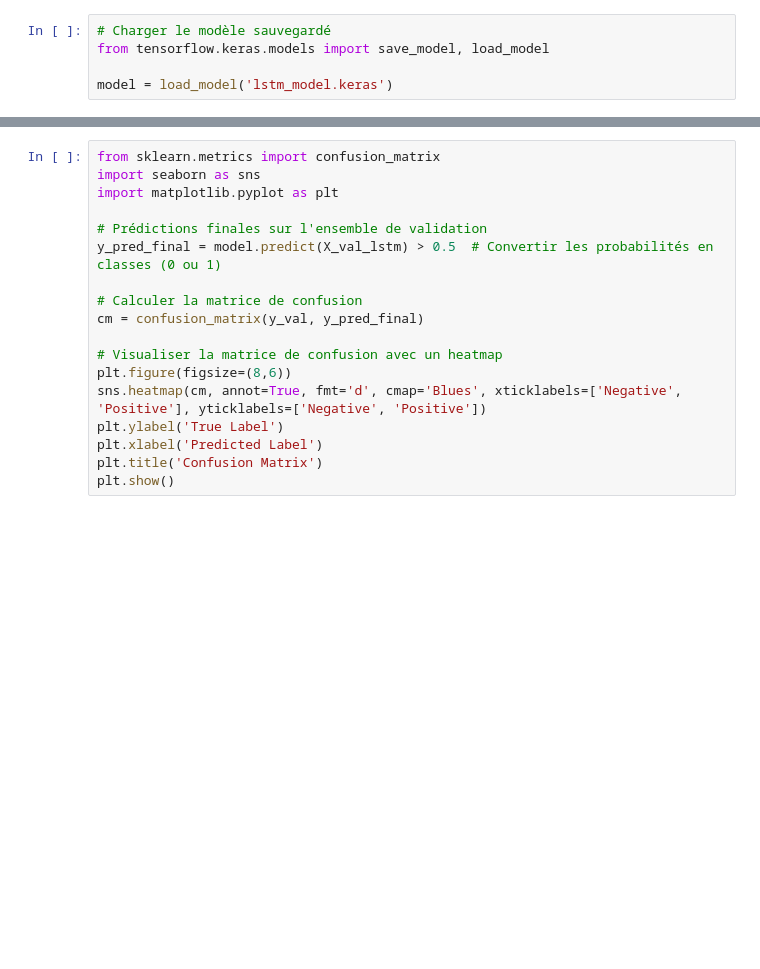
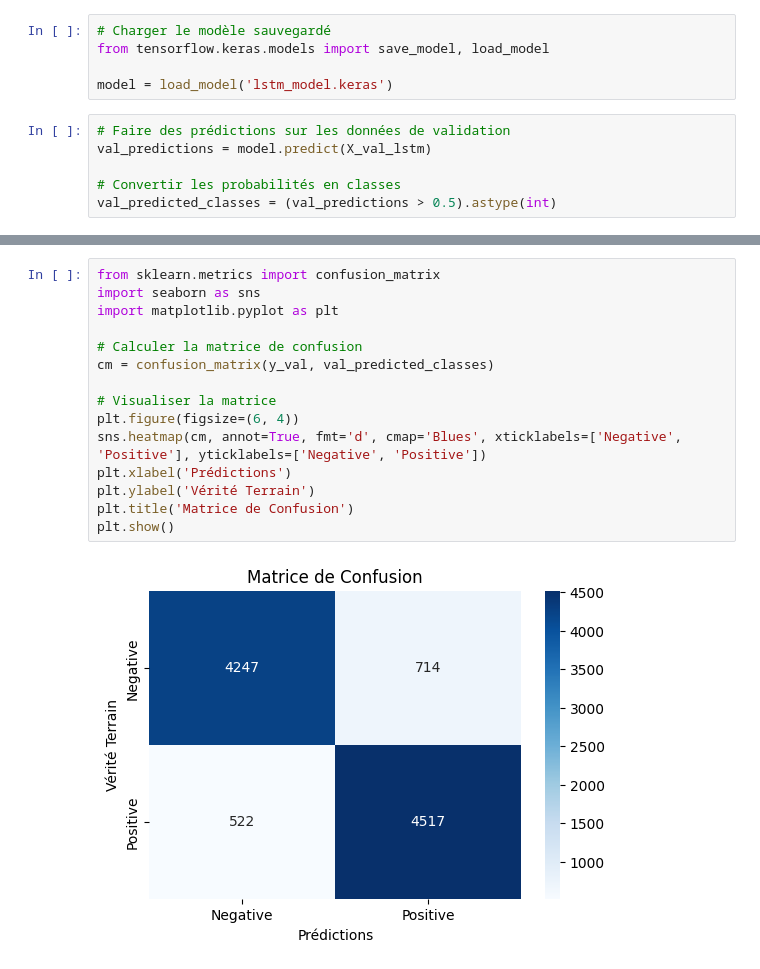
Before and after one commit to Minh-Do02/IMDB-Movies-Review, a Jupyter notebook: IMDB_review.ipynb, the cells around one changed output, grey strips where cells are left out. Cells and saved outputs as stored; diff of their text form; blank space fills up the shorter version.

```diff
--- a/IMDB_review.ipynb
+++ b/IMDB_review.ipynb
@@ -358,3 +358,9 @@ model.save("lstm_model.keras")
 from tensorflow.keras.models import save_model, load_model
 
 model = load_model('lstm_model.keras')
+# %%
+# Faire des prédictions sur les données de validation
+val_predictions = model.predict(X_val_lstm)
+
+# Convertir les probabilités en classes
+val_predicted_classes = (val_predictions > 0.5).astype(int)
@@ -361,18 +383,17 @@ model = load_model('lstm_model.keras')
 # %%
 from sklearn.metrics import confusion_matrix
 import seaborn as sns
 import matplotlib.pyplot as plt
 
-# Prédictions finales sur l'ensemble de validation
-y_pred_final = model.predict(X_val_lstm) > 0.5  # Convertir les probabilités en classes (0 ou 1)
+# Calculer la matrice de confusion
+cm = confusion_matrix(y_val, val_predicted_classes)
 
-# Calculer la matrice de confusion
-cm = confusion_matrix(y_val, y_pred_final)
-
-# Visualiser la matrice de confusion avec un heatmap
-plt.figure(figsize=(8,6))
+# Visualiser la matrice
+plt.figure(figsize=(6, 4))
 sns.heatmap(cm, annot=True, fmt='d', cmap='Blues', xticklabels=['Negative', 'Positive'], yticklabels=['Negative', 'Positive'])
-plt.ylabel('True Label')
-plt.xlabel('Predicted Label')
-plt.title('Confusion Matrix')
+plt.xlabel('Prédictions')
+plt.ylabel('Vérité Terrain')
+plt.title('Matrice de Confusion')
 plt.show()
+# %% [output]
+[figure, added]
```
Also changed, not shown: parts of 3 cells of this notebook.
